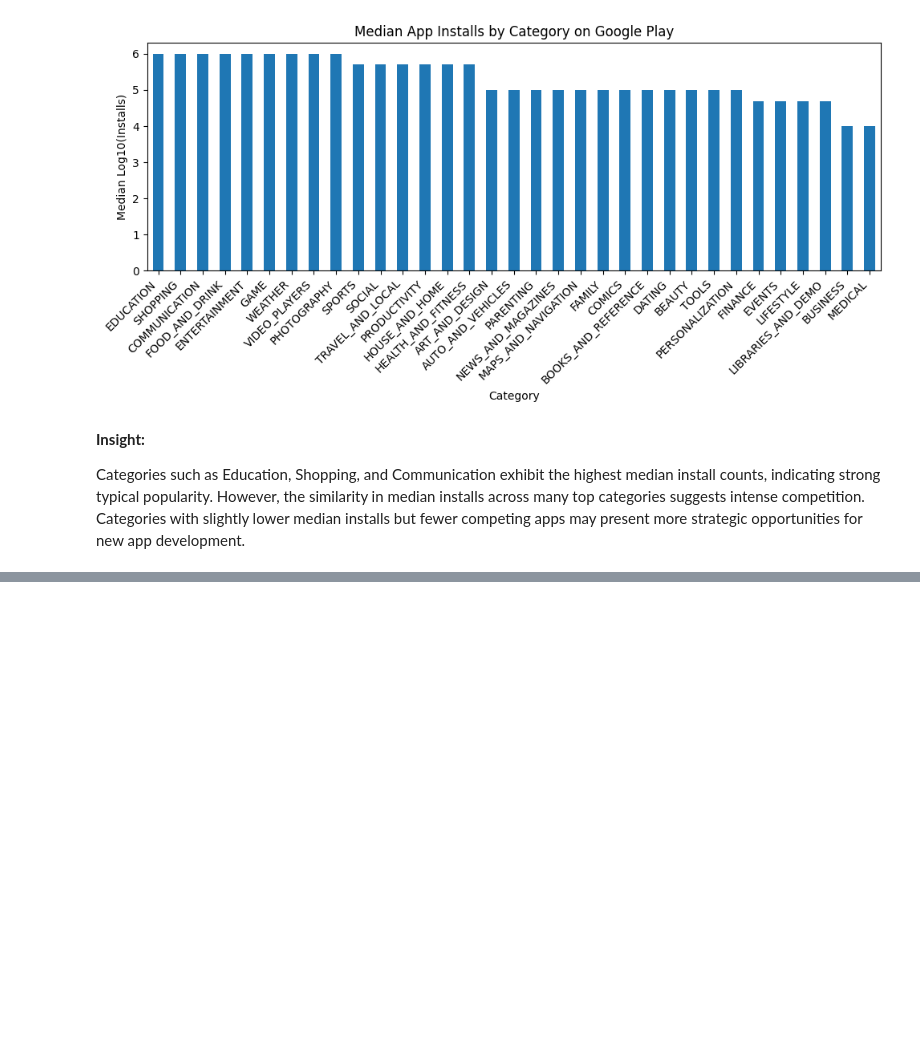
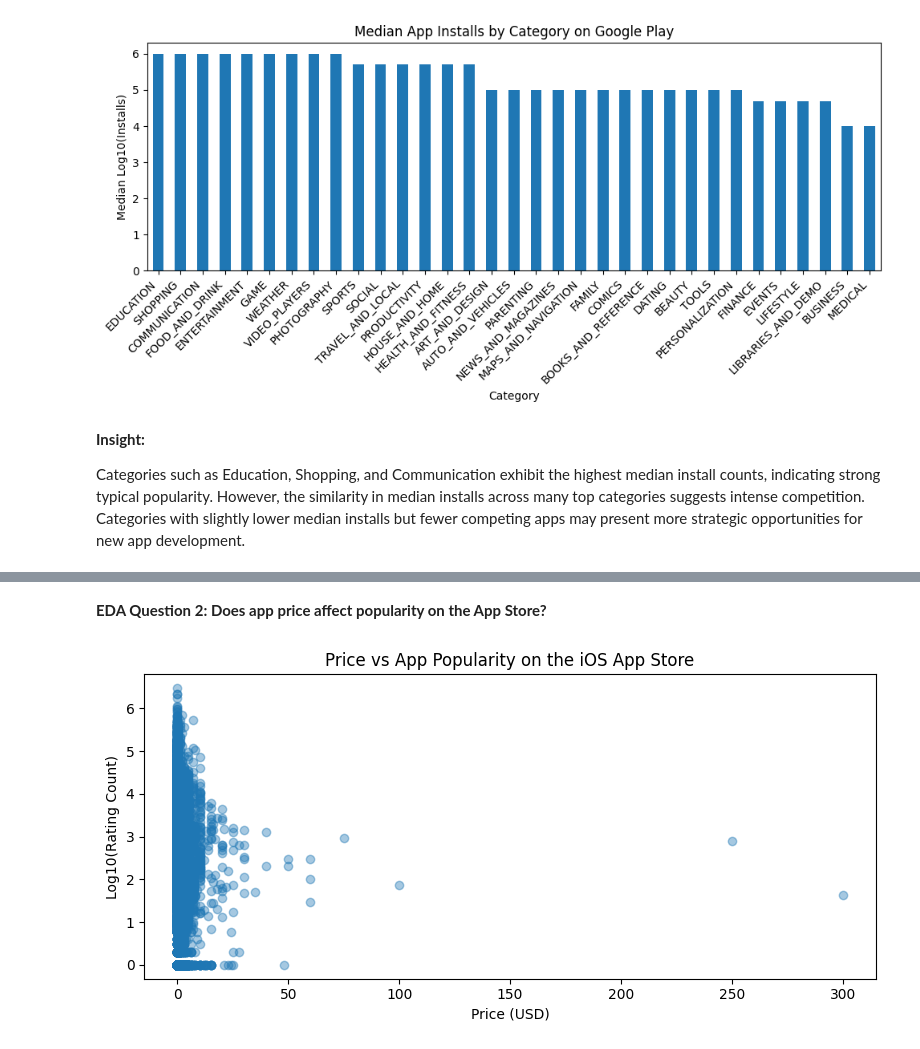
Before and after one commit to Dhairyaxshah/Appfluence, a Jupyter notebook: notebooks/02_eda.ipynb, the cells around one changed output, grey strips where cells are left out. Drawn from its saved outputs; the diff is of its cells as text; code cells hidden in the pictures; blank space fills up the shorter version.

```diff
--- a/notebooks/02_eda.ipynb
+++ b/notebooks/02_eda.ipynb
@@ -150,0 +208,15 @@ Categories such as Education, Shopping, and Communication exhibit the highest me
+# %% [markdown]
+**EDA Question 2: Does app price affect popularity on the App Store?**
+# %%
+# Log-transform popularity
+df2['log_rating_count'] = np.log10(df2['rating_count_tot'] + 1)
+
+plt.figure(figsize=(8, 4))
+plt.scatter(df2['price'], df2['log_rating_count'], alpha=0.4)
+plt.xlabel('Price (USD)')
+plt.ylabel('Log10(Rating Count)')
+plt.title('Price vs App Popularity on the iOS App Store')
+plt.tight_layout()
+plt.show()
+# %% [output]
+[figure, added]
```
Also changed, not shown: parts of 15 cells of this notebook.
